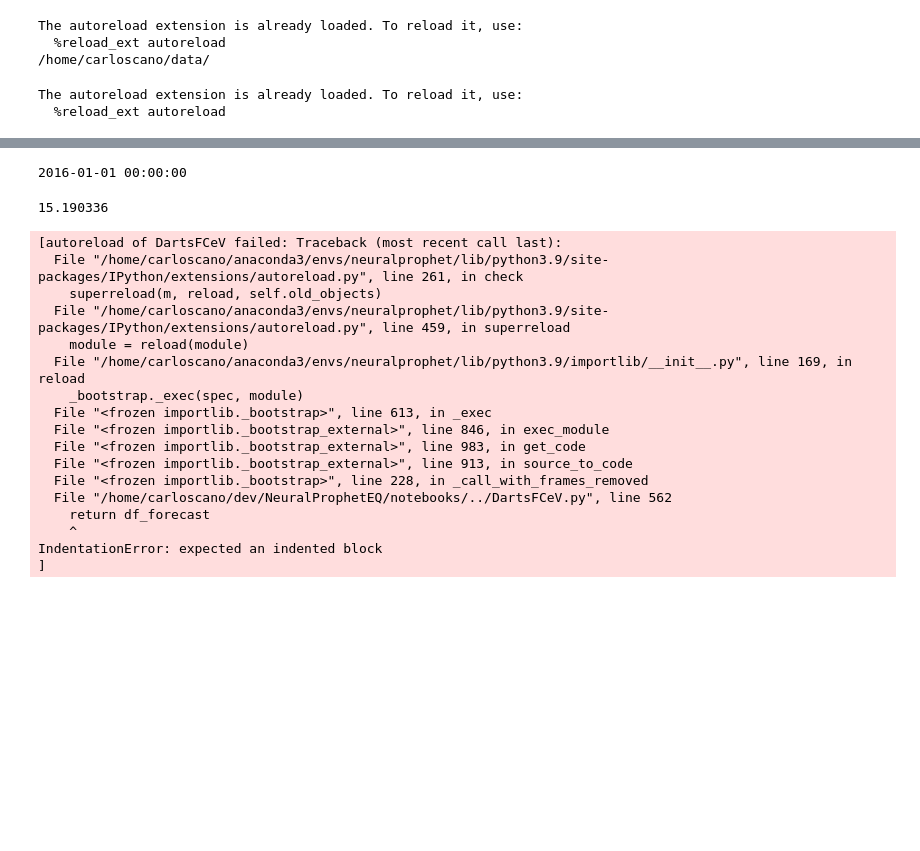
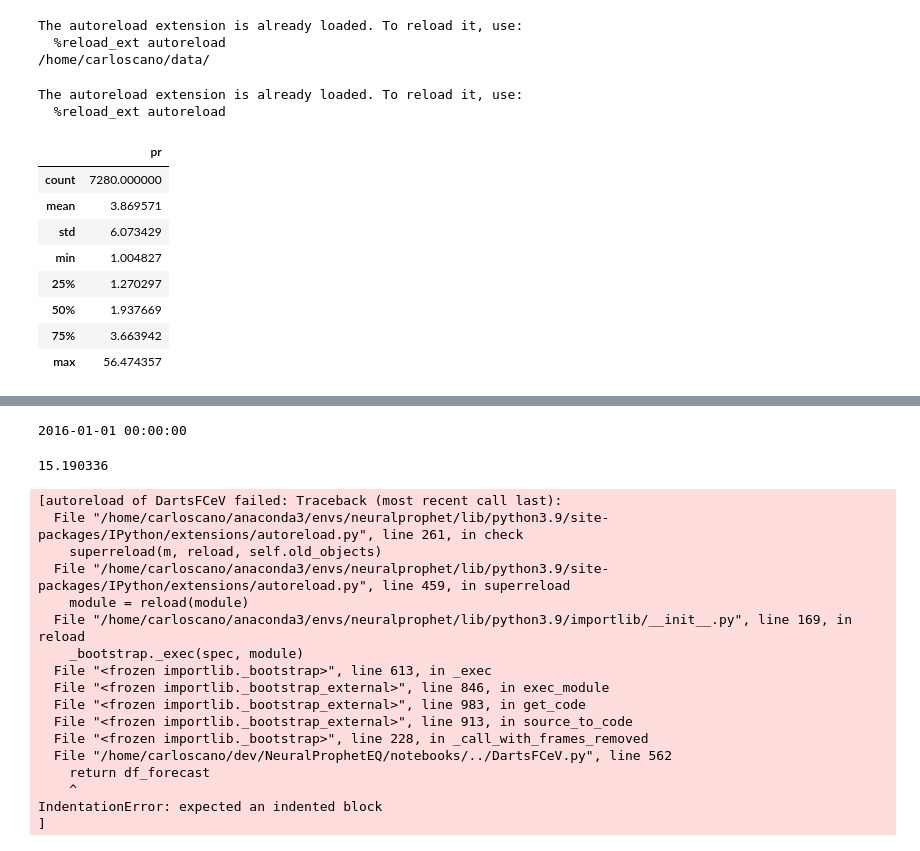
Before and after one commit to carloscanodomingo/NeuralProphetEQ, a Jupyter notebook: notebooks/testing_FCeVDarts.ipynb, the cells around one changed output, grey strips where cells are left out. Drawn from its saved outputs; the diff is of its cells as text; code cells hidden in the pictures; blank space fills up the shorter version.

```diff
--- a/notebooks/testing_FCeVDarts.ipynb
+++ b/notebooks/testing_FCeVDarts.ipynb
@@ -237,6 +237,18 @@ else:
 # %%
 
 current_fcev = FCeV(FCev_config, darts_FCeV_config, df_GNSSTEC, df_covariate,df_all,  output_path, synthetic_events)
+# %%
+df_all.describe()
+# %% [output]
+|  | pr |
+| count | 7280.000000 |
+| mean | 3.869571 |
+| std | 6.073429 |
+| min | 1.004827 |
+| 25% | 1.270297 |
+| 50% | 1.937669 |
+| 75% | 3.663942 |
+| max | 56.474357 |
 # %%
 max_interations = 0
 for current_index in range(max_interations):
```
Also changed, not shown: parts of 9 cells of this notebook, 3 other files.
